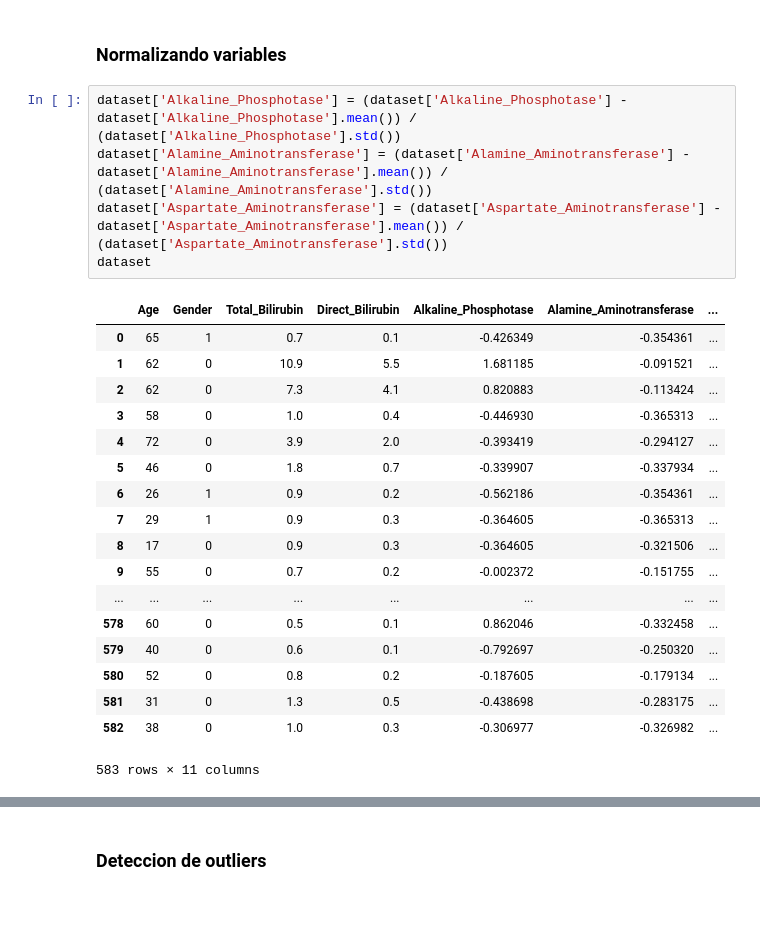
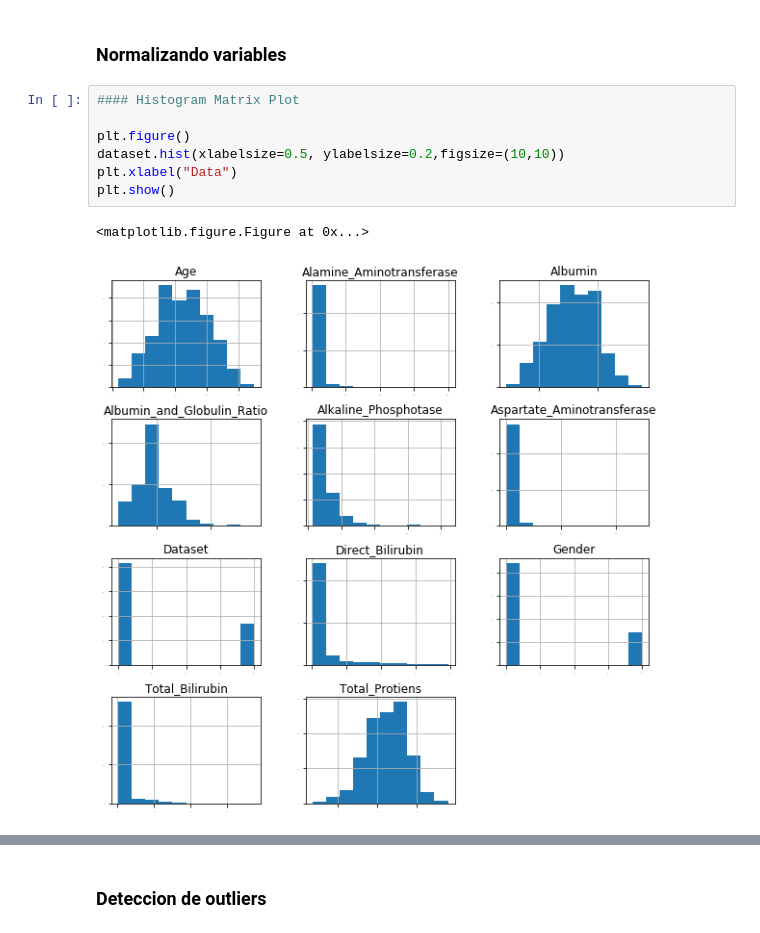
Before and after one commit to asharel/ml, a Jupyter notebook: LAB1/src/Practica1.ipynb, the cells around one changed output, grey strips where cells are left out. Saved outputs shown, nothing was run; the diff lists cells and outputs as text; blank space fills up the shorter version.

```diff
--- a/LAB1/src/Practica1.ipynb
+++ b/LAB1/src/Practica1.ipynb
@@ -127,27 +137,13 @@ count            583.000000                583.000000
 max                      2.800000    2.000000
 # %% [markdown]
 <H3>Normalizando variables</H3>
-# %%
-dataset['Alkaline_Phosphotase'] = (dataset['Alkaline_Phosphotase'] - dataset['Alkaline_Phosphotase'].mean()) / (dataset['Alkaline_Phosphotase'].std())
-dataset['Alamine_Aminotransferase'] = (dataset['Alamine_Aminotransferase'] - dataset['Alamine_Aminotransferase'].mean()) / (dataset['Alamine_Aminotransferase'].std())
-dataset['Aspartate_Aminotransferase'] = (dataset['Aspartate_Aminotransferase'] - dataset['Aspartate_Aminotransferase'].mean()) / (dataset['Aspartate_Aminotransferase'].std())
-dataset
-# %% [output]
-|  | Age | Gender | Total_Bilirubin | Direct_Bilirubin | Alkaline_Phosphotase | Alamine_Aminotransferase | ... |
-| 0 | 65 | 1 | 0.7 | 0.1 | -0.426349 | -0.354361 | ... |
-| 1 | 62 | 0 | 10.9 | 5.5 | 1.681185 | -0.091521 | ... |
-| 2 | 62 | 0 | 7.3 | 4.1 | 0.820883 | -0.113424 | ... |
-| 3 | 58 | 0 | 1.0 | 0.4 | -0.446930 | -0.365313 | ... |
-| 4 | 72 | 0 | 3.9 | 2.0 | -0.393419 | -0.294127 | ... |
-| 5 | 46 | 0 | 1.8 | 0.7 | -0.339907 | -0.337934 | ... |
-| 6 | 26 | 1 | 0.9 | 0.2 | -0.562186 | -0.354361 | ... |
-| 7 | 29 | 1 | 0.9 | 0.3 | -0.364605 | -0.365313 | ... |
-| 8 | 17 | 0 | 0.9 | 0.3 | -0.364605 | -0.321506 | ... |
-| 9 | 55 | 0 | 0.7 | 0.2 | -0.002372 | -0.151755 | ... |
-| ... | ... | ... | ... | ... | ... | ... | ... |
-| 578 | 60 | 0 | 0.5 | 0.1 | 0.862046 | -0.332458 | ... |
-| 579 | 40 | 0 | 0.6 | 0.1 | -0.792697 | -0.250320 | ... |
-| 580 | 52 | 0 | 0.8 | 0.2 | -0.187605 | -0.179134 | ... |
-| 581 | 31 | 0 | 1.3 | 0.5 | -0.438698 | -0.283175 | ... |
-| 582 | 38 | 0 | 1.0 | 0.3 | -0.306977 | -0.326982 | ... |
-583 rows × 11 columns
+# %%
+#### Histogram Matrix Plot
+
+plt.figure()
+dataset.hist(xlabelsize=0.5, ylabelsize=0.2,figsize=(10,10))
+plt.xlabel("Data")
+plt.show()
+# %% [output]
+<matplotlib.figure.Figure at 0x...>
+[figure, added]
```
Also changed, not shown: parts of 7 cells of this notebook.
